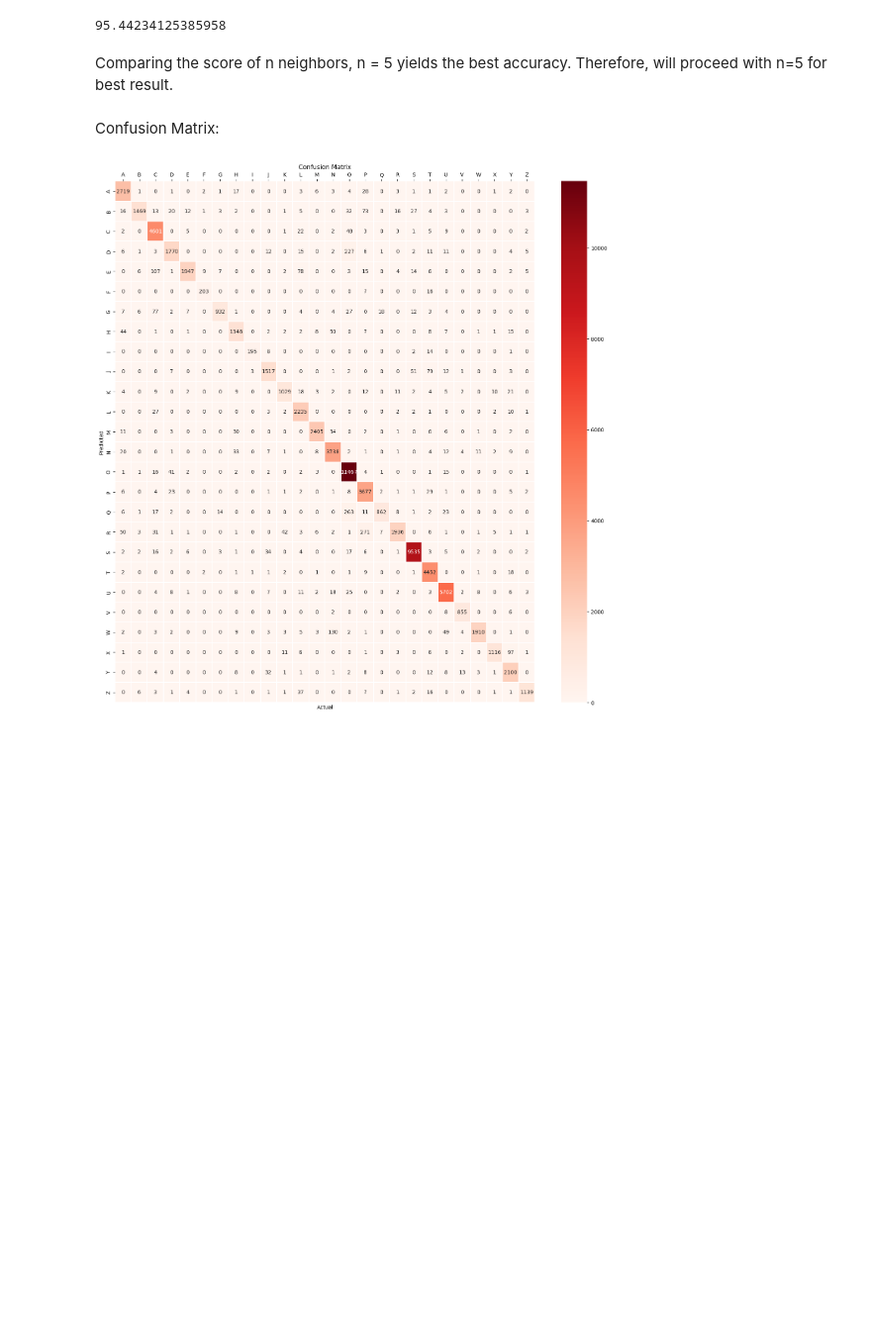
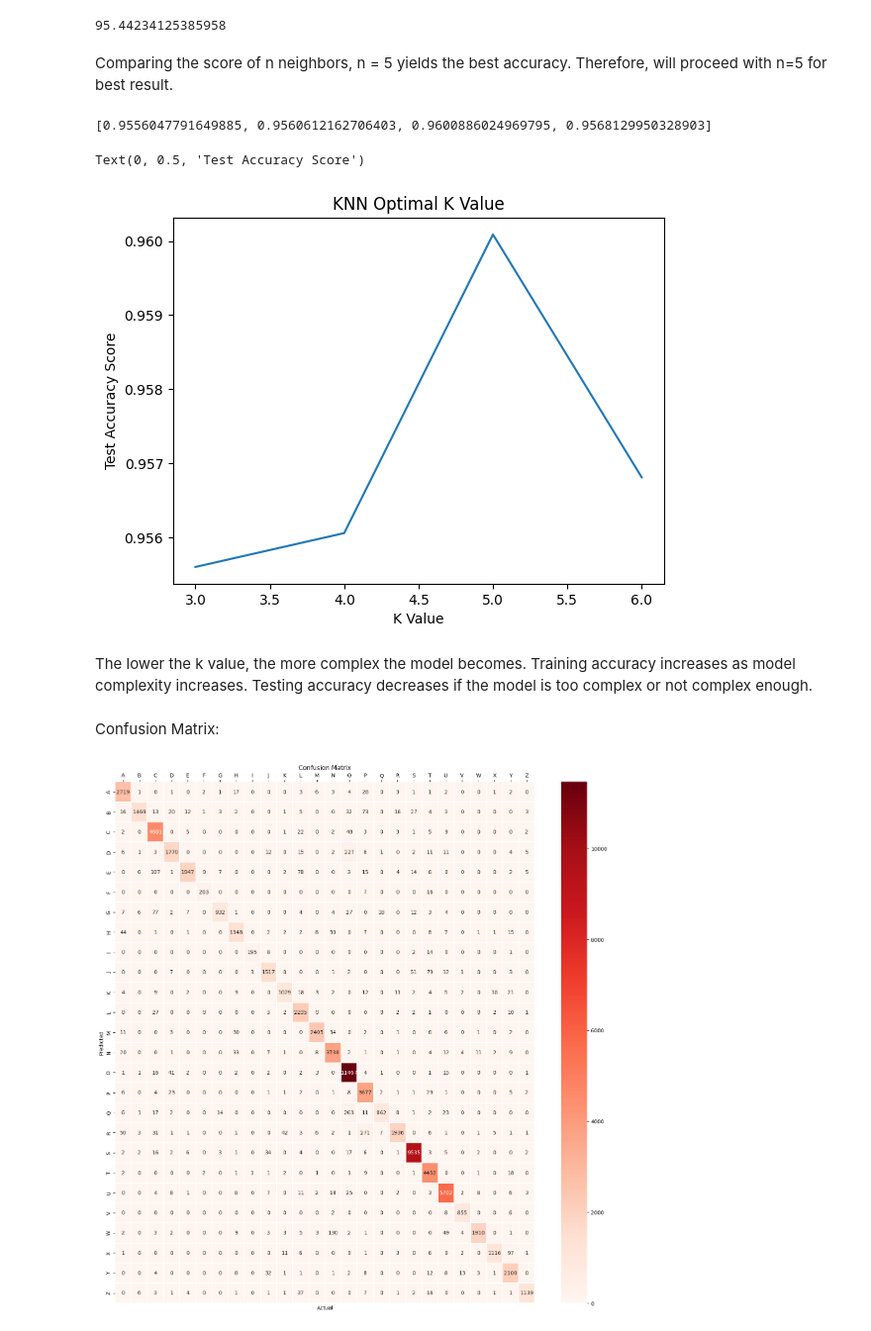
Before and after one commit to ArpithaSrinivas5/CMPE255_DataMinningProject, a Jupyter notebook: Ankita/AJ's_Copy_of_testing_ground.ipynb, the cells around one changed output. Shown at 99% size. Drawn from its saved outputs; the diff is of its cells as text; code cells hidden in the pictures; blank space fills up the shorter version.

Commit message:
knn optimal val

```diff
--- a/Ankita/AJ's_Copy_of_testing_ground.ipynb
+++ b/Ankita/AJ's_Copy_of_testing_ground.ipynb
@@ -212,27 +218,31 @@ Comparing the score of n neighbors, n = 5 yields the best accuracy. Therefore, w
 # %%
-#import for KNN from sklearn
-from sklearn.neighbors import KNeighborsClassifier
-
-#import metrics model to check accuracy
-from sklearn import metrics
-
 #Use different k neighbors values to see test accuracy for each
-k_val = range(1,10)
-scores = {}
-scores_list = []
+k_val = range(3,7)
+k_val
+scores = []
 
 for k in k_val:
-  knn = KNeighborsClassifier(n_neighbors=k)
-  knn.fit(train_data, train_label)
-  pred = knn.predict(test_data)
+    knn = KNeighborsClassifier(n_neighbors=k)
+    knn.fit(train_data, train_label)
+    pred = knn.predict(test_data)
+    scores.append(metrics.accuracy_score(test_label,pred))
+print(scores)
+# %% [output]
+[0.9556047791649885, 0.9560612162706403, 0.9600886024969795, 0.9568129950328903]
-# %%
-scores[k] = metrics.accuracy_score(test_label, pred)
-scores_list.append(metrics.accuracy_score(test_label, pred))
-print(scores_list)
 # %%
 import matplotlib.pyplot as plt
+import numpy as np
 #plot value of K vs. Test Accuracy
-plt.plot(k_val, scores[k])
+
+plt.plot(k_val, scores)
+plt.title('KNN Optimal K Value')
+plt.xlabel('K Value')
+plt.ylabel('Test Accuracy Score')
+# %% [output]
+Text(0, 0.5, 'Test Accuracy Score')
+[figure, added]
+# %% [markdown]
+The lower the k value, the more complex the model becomes. Training accuracy increases as model complexity increases. Testing accuracy decreases if the model is too complex or not complex enough.
 # %% [markdown]
 Confusion Matrix:
 # %%
```
Also changed, not shown: parts of 2 cells of this notebook.
